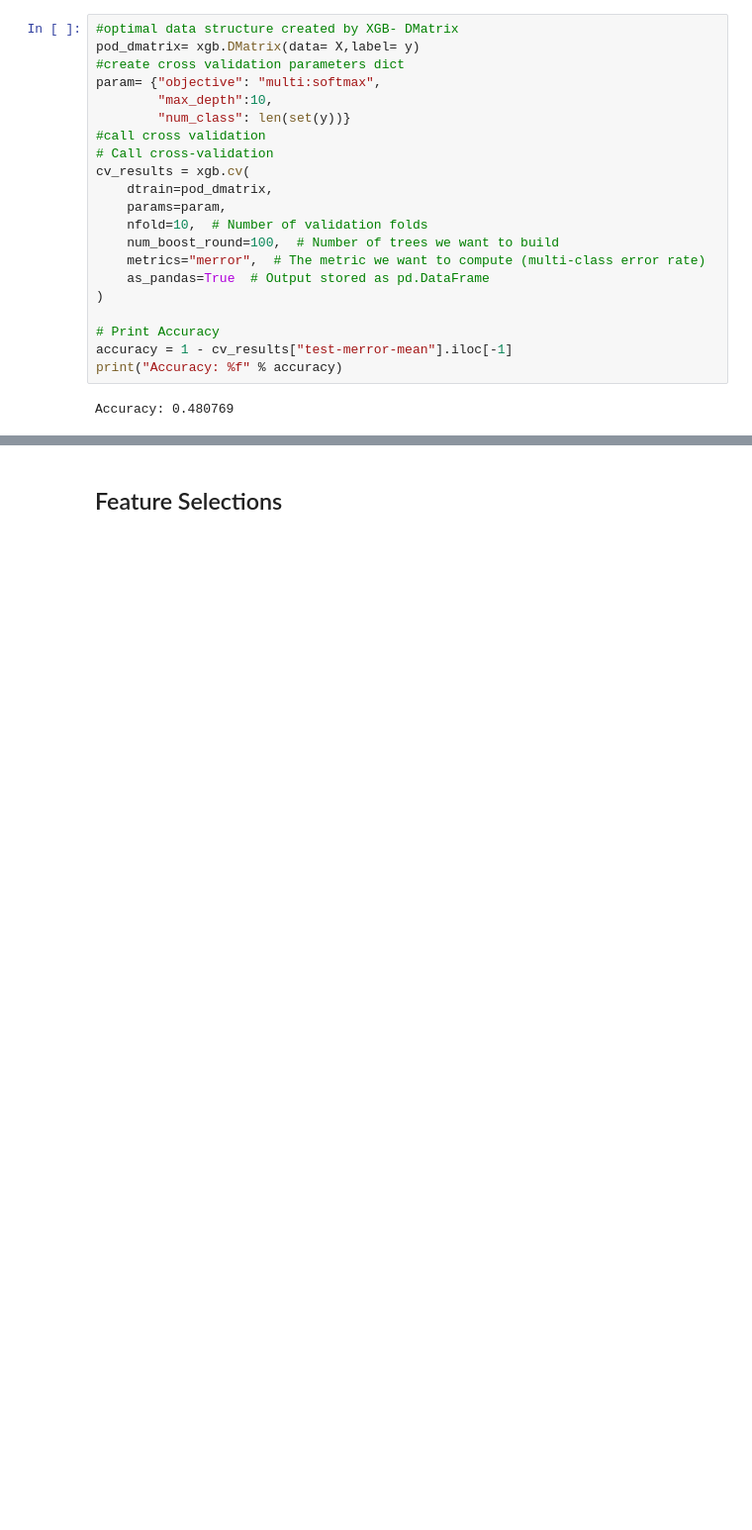
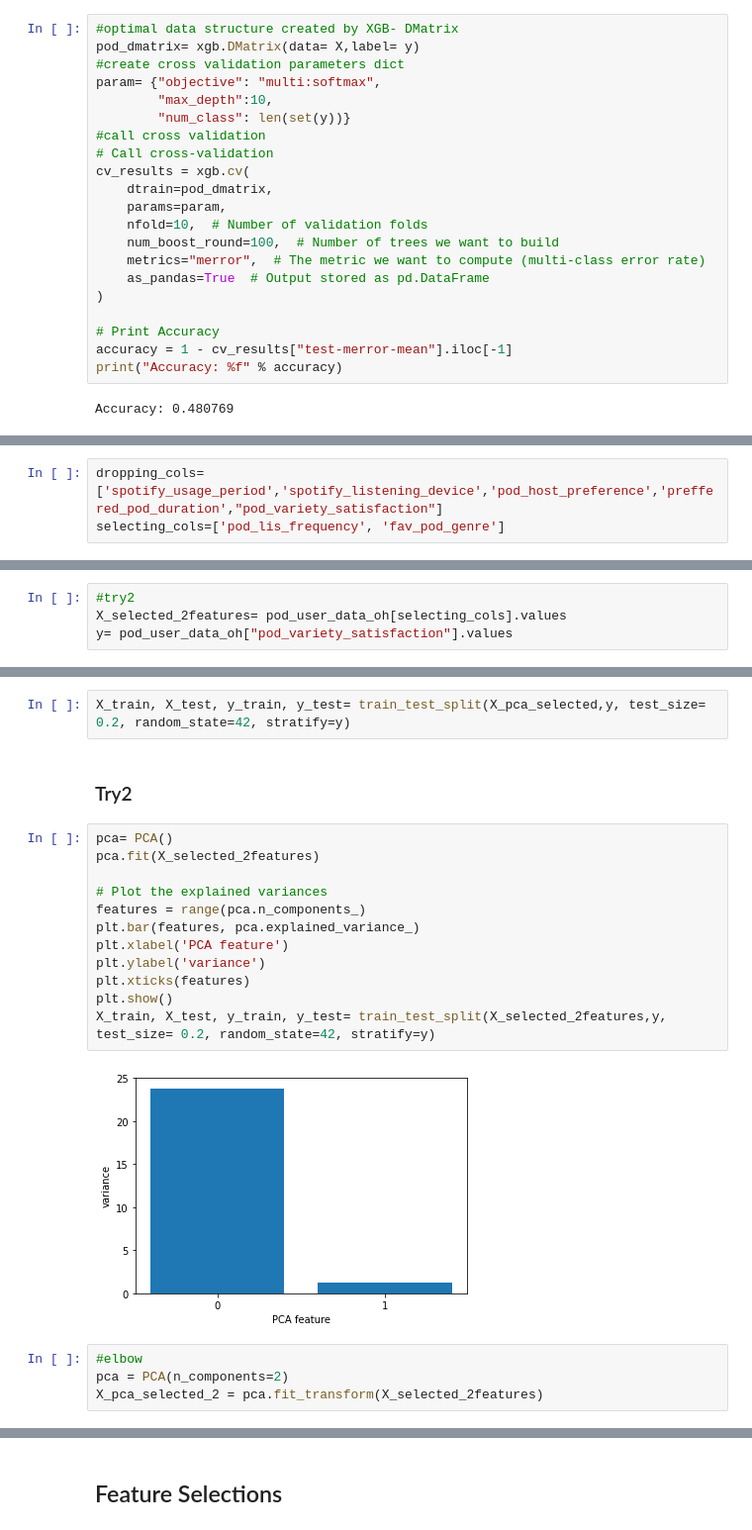
Before and after one commit to yunjiewuw/User_behavior_analysis, a Jupyter notebook: Spotify_User_Classification.ipynb, the cells around one changed output, grey strips where cells are left out. Shown at 99% size. Drawn from its saved outputs; the diff is of its cells as text; blank space fills up the shorter version.

```diff
--- a/Spotify_User_Classification.ipynb
+++ b/Spotify_User_Classification.ipynb
@@ -413,0 +292,3 @@ accuracy
+# %%
+dropping_cols=['spotify_usage_period','spotify_listening_device','pod_host_preference','preffered_pod_duration',"pod_variety_satisfaction"]
+selecting_cols=['pod_lis_frequency', 'fav_pod_genre']
@@ -413,0 +299,4 @@ accuracy
+# %%
+#try2
+X_selected_2features= pod_user_data_oh[selecting_cols].values
+y= pod_user_data_oh["pod_variety_satisfaction"].values
@@ -413,0 +340,22 @@ accuracy
+# %%
+X_train, X_test, y_train, y_test= train_test_split(X_pca_selected,y, test_size= 0.2, random_state=42, stratify=y)
+# %% [markdown]
+### Try2
+# %%
+pca= PCA()
+pca.fit(X_selected_2features)
+
+# Plot the explained variances
+features = range(pca.n_components_)
+plt.bar(features, pca.explained_variance_)
+plt.xlabel('PCA feature')
+plt.ylabel('variance')
+plt.xticks(features)
+plt.show()
+X_train, X_test, y_train, y_test= train_test_split(X_selected_2features,y, test_size= 0.2, random_state=42, stratify=y)
+# %% [output]
+[figure, added]
+# %%
+#elbow
+pca = PCA(n_components=2)
+X_pca_selected_2 = pca.fit_transform(X_selected_2features)
```
Also changed, not shown: parts of 53 cells of this notebook.
